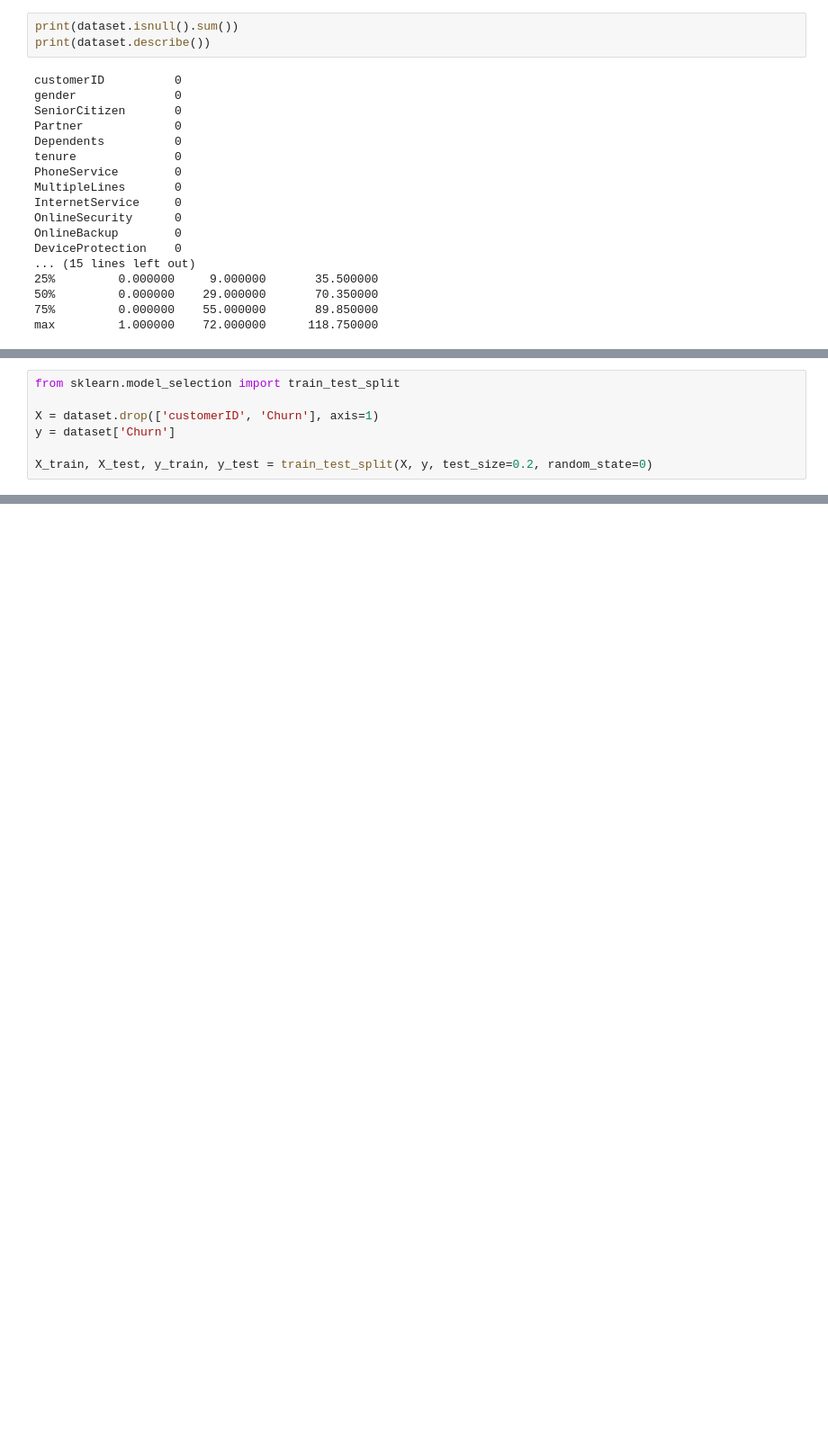
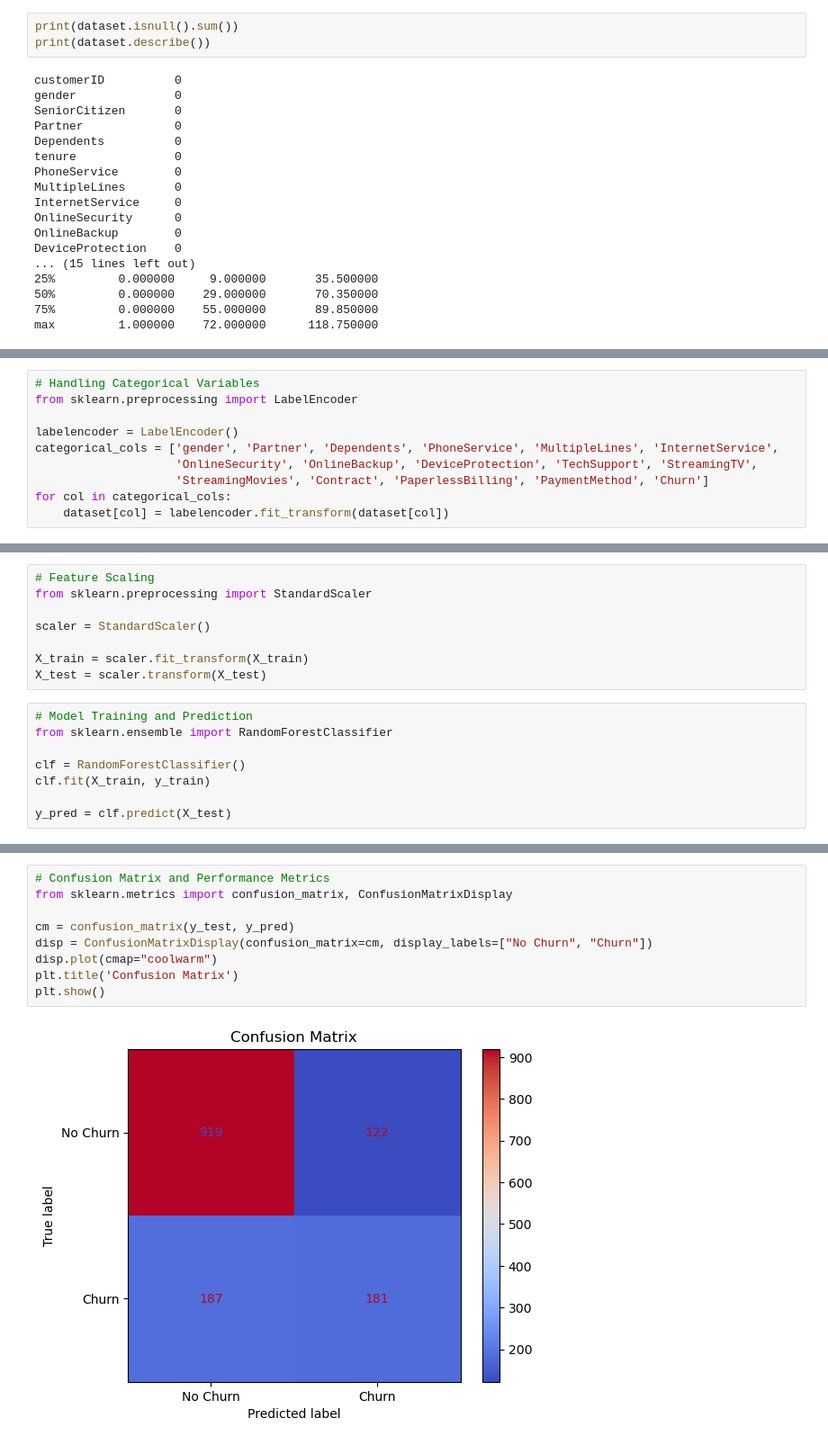
Before and after one commit to Sumanpradhan1706/data-analysis-projects, a Jupyter notebook: 02_Customer_Churn_Analysis/anaconda_projects/db/Customer_Churn_Analysis.ipynb, the cells around one changed output, grey strips where cells are left out. Shown: that part at 90% size. Cells and saved outputs as stored; diff of their text form; blank space fills up the shorter version.

```diff
--- a/02_Customer_Churn_Analysis/anaconda_projects/db/Customer_Churn_Analysis.ipynb
+++ b/02_Customer_Churn_Analysis/anaconda_projects/db/Customer_Churn_Analysis.ipynb
@@ -66,9 +74,12 @@ For example, when doing 'df[col].method(value, inplace=True)', try using 'df.met
 
   dataset['TotalCharges'].fillna(dataset['TotalCharges'].median(), inplace=True)
 # %%
-from sklearn.model_selection import train_test_split
+# Handling Categorical Variables
+from sklearn.preprocessing import LabelEncoder
 
-X = dataset.drop(['customerID', 'Churn'], axis=1)
-y = dataset['Churn']
-
-X_train, X_test, y_train, y_test = train_test_split(X, y, test_size=0.2, random_state=0)
+labelencoder = LabelEncoder()
+categorical_cols = ['gender', 'Partner', 'Dependents', 'PhoneService', 'MultipleLines', 'InternetService',
+                    'OnlineSecurity', 'OnlineBackup', 'DeviceProtection', 'TechSupport', 'StreamingTV',
+                    'StreamingMovies', 'Contract', 'PaperlessBilling', 'PaymentMethod', 'Churn']
+for col in categorical_cols:
+    dataset[col] = labelencoder.fit_transform(dataset[col])
@@ -74,0 +94,16 @@ X_train, X_test, y_train, y_test = train_test_split(X, y, test_size=0.2, random_
+# %%
+# Feature Scaling
+from sklearn.preprocessing import StandardScaler
+
+scaler = StandardScaler()
+
+X_train = scaler.fit_transform(X_train)
+X_test = scaler.transform(X_test)
+# %%
+# Model Training and Prediction
+from sklearn.ensemble import RandomForestClassifier
+
+clf = RandomForestClassifier()
+clf.fit(X_train, y_train)
+
+y_pred = clf.predict(X_test)
@@ -74,0 +117,11 @@ X_train, X_test, y_train, y_test = train_test_split(X, y, test_size=0.2, random_
+# %%
+# Confusion Matrix and Performance Metrics
+from sklearn.metrics import confusion_matrix, ConfusionMatrixDisplay
+
+cm = confusion_matrix(y_test, y_pred)
+disp = ConfusionMatrixDisplay(confusion_matrix=cm, display_labels=["No Churn", "Churn"])
+disp.plot(cmap="coolwarm")
+plt.title('Confusion Matrix')
+plt.show()
+# %% [output]
+[figure, added]
```
Also changed, not shown: parts of 4 cells of this notebook, 1 other file.
